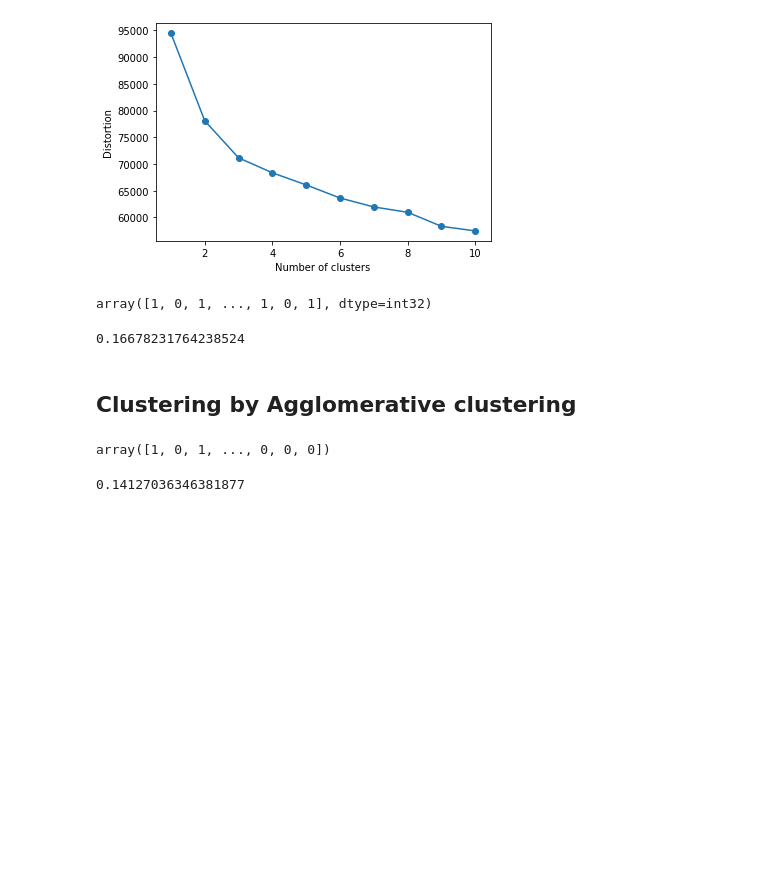
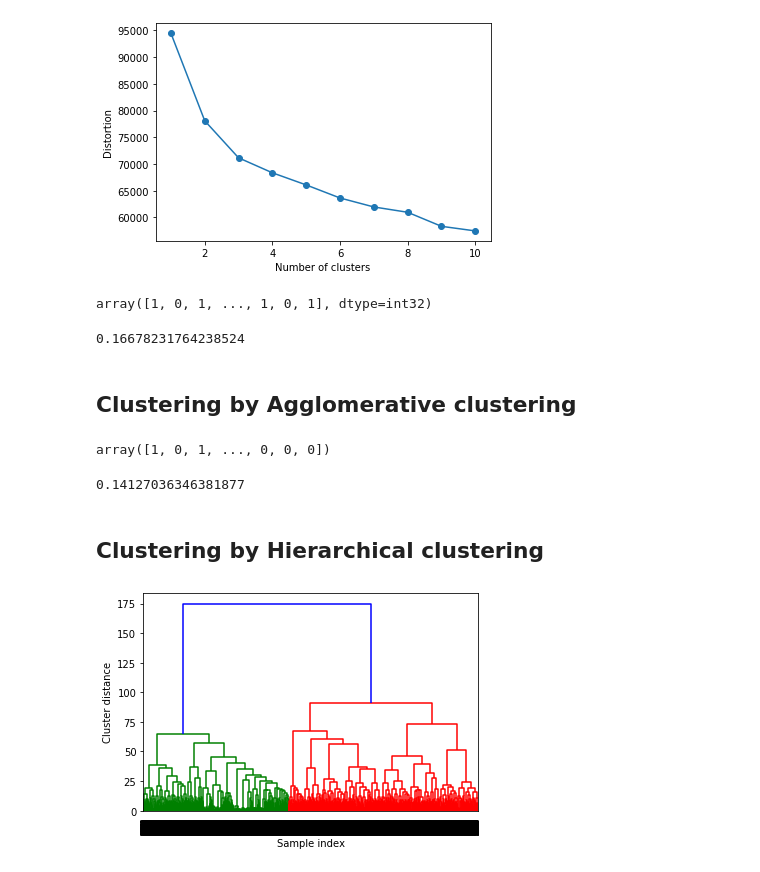
Before and after one commit to TrungLuong1194/machine-learning-project, a Jupyter notebook: clustering/income/clustering.ipynb, the cells around one changed output. Saved outputs shown, nothing was run; the diff lists cells and outputs as text; code cells hidden in the pictures; blank space fills up the shorter version.

```diff
--- a/clustering/income/clustering.ipynb
+++ b/clustering/income/clustering.ipynb
@@ -181,3 +182,17 @@ silhouette_score_ac = silhouette_score(X_train_scaled, y_ac)
 silhouette_score_ac
 # %% [output]
 0.14127036346381877
+# %% [markdown]
+## Clustering by Hierarchical clustering
+# %%
+# Clustering by Hierarchical clustering
+from scipy.cluster.hierarchy import dendrogram, ward
+
+linkage_array = ward(X_train_scaled)
+dendrogram(linkage_array)
+
+plt.xlabel("Sample index")
+plt.ylabel("Cluster distance")
+plt.show()
+# %% [output]
+[figure, added]
```
Also changed, not shown: parts of 1 cell of this notebook, 1 other file.
